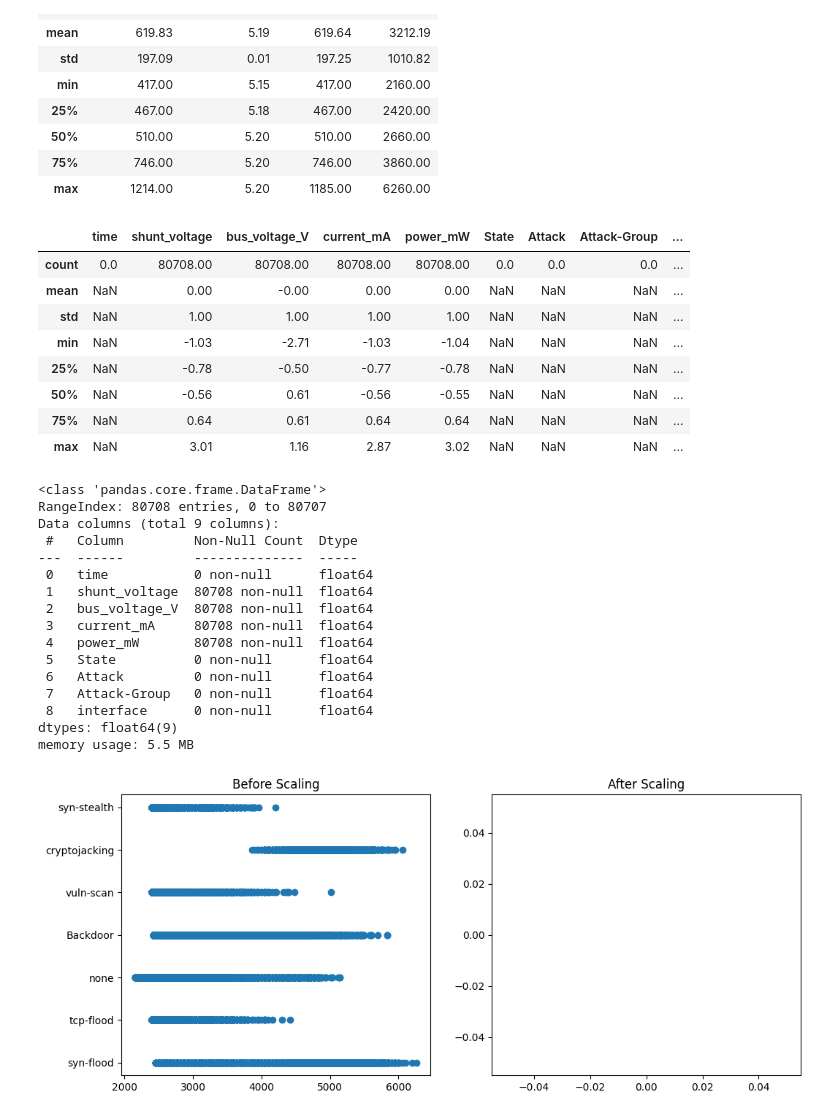
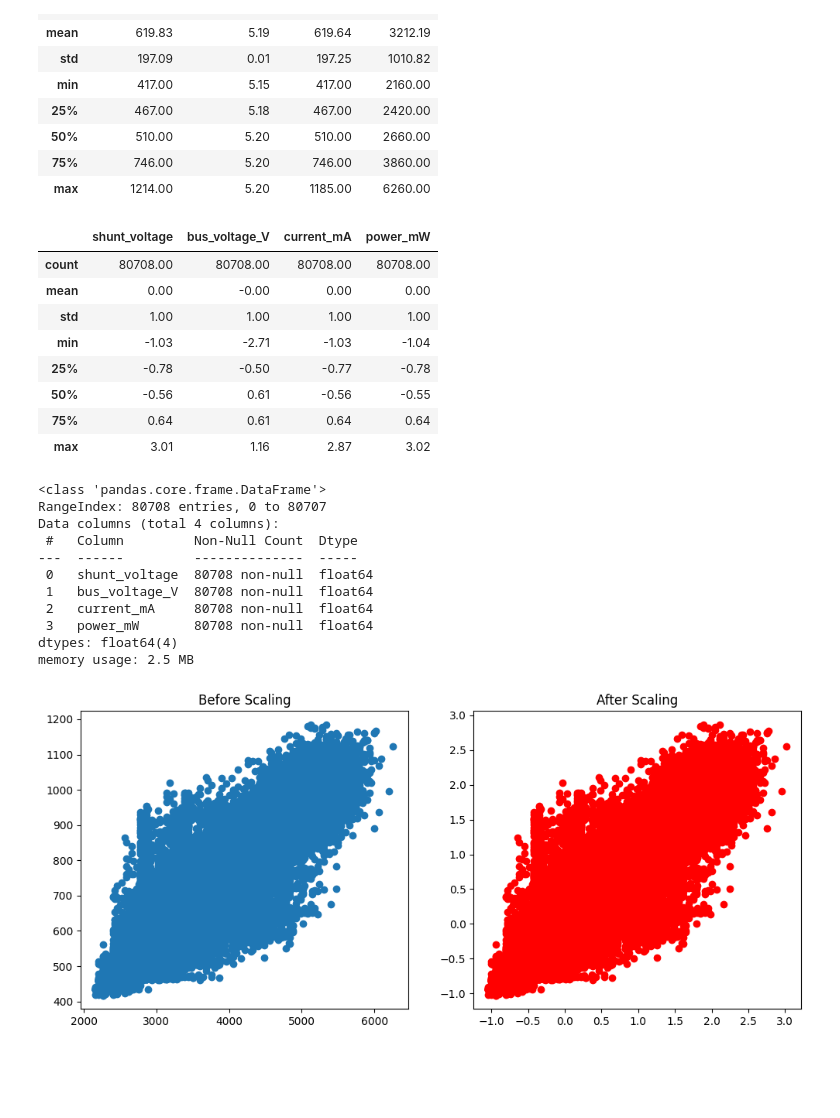
Before and after one commit to imtufail/Machine-Learning-, a Jupyter notebook: Feature Scaling /Standardization.ipynb, the cells around one changed output. Saved outputs shown, nothing was run; the diff lists cells and outputs as text; code cells hidden in the pictures; blank space fills up the shorter version.

```diff
--- a/Feature Scaling /Standardization.ipynb
+++ b/Feature Scaling /Standardization.ipynb
@@ -57,6 +57,9 @@ Data columns (total 10 columns):
  9   interface      115298 non-null  object
 dtypes: float64(1), int64(3), object(6)
 memory usage: 8.8+ MB
+# %%
+# Convert 'Label' column to numeric: attack=1, beigin=0
+evsdf['Label'] = evsdf['Label'].map({'attack': 1, 'benign': 0})
 # %%
 evsdf.info()
 # %% [output]
@@ -170,41 +197,36 @@ np.round(x_train.describe(), 2)
 # %%
 np.round(X_train_scaled.describe(), 2)
 # %% [output]
-|  | time | shunt_voltage | bus_voltage_V | current_mA | power_mW | State | Attack | Attack-Group | ... |
-| count | 0.0 | 80708.00 | 80708.00 | 80708.00 | 80708.00 | 0.0 | 0.0 | 0.0 | ... |
-| mean | NaN | 0.00 | -0.00 | 0.00 | 0.00 | NaN | NaN | NaN | ... |
-| std | NaN | 1.00 | 1.00 | 1.00 | 1.00 | NaN | NaN | NaN | ... |
-| min | NaN | -1.03 | -2.71 | -1.03 | -1.04 | NaN | NaN | NaN | ... |
-| 25% | NaN | -0.78 | -0.50 | -0.77 | -0.78 | NaN | NaN | NaN | ... |
-| 50% | NaN | -0.56 | 0.61 | -0.56 | -0.55 | NaN | NaN | NaN | ... |
-| 75% | NaN | 0.64 | 0.61 | 0.64 | 0.64 | NaN | NaN | NaN | ... |
-| max | NaN | 3.01 | 1.16 | 2.87 | 3.02 | NaN | NaN | NaN | ... |
+|  | shunt_voltage | bus_voltage_V | current_mA | power_mW |
+| count | 80708.00 | 80708.00 | 80708.00 | 80708.00 |
+| mean | 0.00 | -0.00 | 0.00 | 0.00 |
+| std | 1.00 | 1.00 | 1.00 | 1.00 |
+| min | -1.03 | -2.71 | -1.03 | -1.04 |
+| 25% | -0.78 | -0.50 | -0.77 | -0.78 |
+| 50% | -0.56 | 0.61 | -0.56 | -0.55 |
+| 75% | 0.64 | 0.61 | 0.64 | 0.64 |
+| max | 3.01 | 1.16 | 2.87 | 3.02 |
 # %%
 X_train_scaled.info()
 # %% [output]
 <class 'pandas.core.frame.DataFrame'>
 RangeIndex: 80708 entries, 0 to 80707
-Data columns (total 9 columns):
+Data columns (total 4 columns):
  #   Column         Non-Null Count  Dtype
 ---  ------         --------------  -----
- 0   time           0 non-null      float64
- 1   shunt_voltage  80708 non-null  float64
- 2   bus_voltage_V  80708 non-null  float64
- 3   current_mA     80708 non-null  float64
- 4   power_mW       80708 non-null  float64
- 5   State          0 non-null      float64
- 6   Attack         0 non-null      float64
- 7   Attack-Group   0 non-null      float64
- 8   interface      0 non-null      float64
-dtypes: float64(9)
-memory usage: 5.5 MB
+ 0   shunt_voltage  80708 non-null  float64
+ 1   bus_voltage_V  80708 non-null  float64
+ 2   current_mA     80708 non-null  float64
+ 3   power_mW       80708 non-null  float64
+dtypes: float64(4)
+memory usage: 2.5 MB
 # %%
 fig, (ax1, ax2) = plt.subplots(ncols=2, figsize=(12, 5))
 
-ax1.scatter(x_train['power_mW'], x_train['Attack'])
+ax1.scatter(x_train['power_mW'], x_train['current_mA'])
 ax1.set_title("Before Scaling")
-ax2.scatter(X_train_scaled['power_mW'], X_train_scaled['Attack'],color='red')
+ax2.scatter(X_train_scaled['power_mW'], X_train_scaled['current_mA'],color='red')
 ax2.set_title("After Scaling")
 plt.show()
 # %% [output]
-[figure, old version]
+[figure, new version]
```
Also changed, not shown: parts of 9 cells of this notebook.
